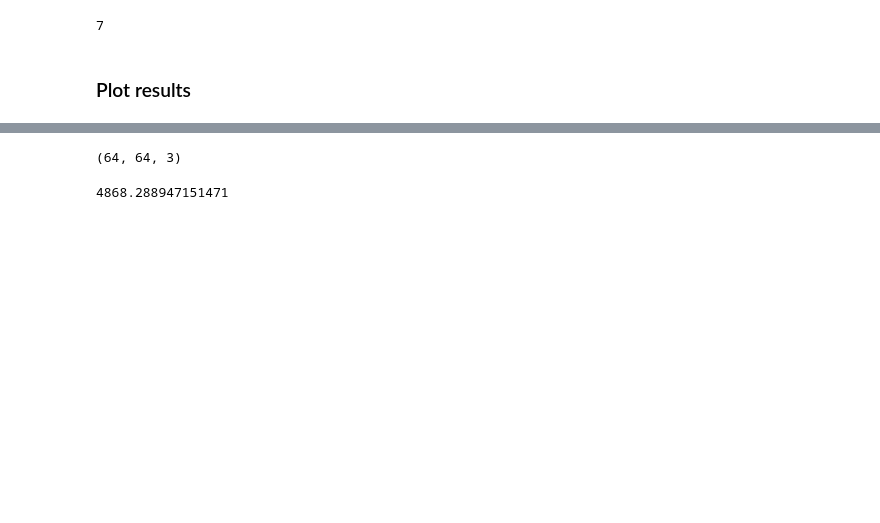
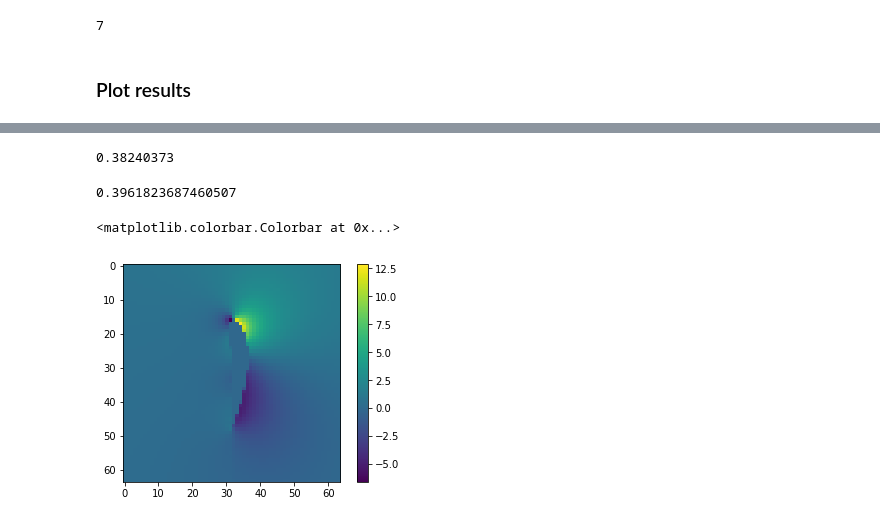
Before and after one commit to BSVogler/ferienakademie2018-accelerating-physics-with-deep-learning, a Jupyter notebook: Tutorial_1.ipynb, the cells around one changed output, grey strips where cells are left out. Drawn from its saved outputs; the diff is of its cells as text; code cells hidden in the pictures; blank space fills up the shorter version.

```diff
--- a/Tutorial_1.ipynb
+++ b/Tutorial_1.ipynb
@@ -369,15 +361,17 @@ np.shape(truth)
 pred, target = denormalize_data(predictions, truth, n_vxmax,n_vymax)
 # %%
 mean_ref, mean_output, rel_err, ref_mean_truth, ref_mean_pred = get_mean_img(truth,predictions)
-# %%
-np.shape(mean_output)
-# %% [output]
-(64, 64, 3)
-# %%
-np.sum(np.abs(mean_ref))
-# %% [output]
-4868.288947151471
+# %%
+ref_mean_pred
+# %% [output]
+0.38240373
+# %%
+ref_mean_truth
+# %% [output]
+0.3961823687460507
 # %%
-plt.figure()
-plt.imshow(mean_ref[:,:,2],cmap = 'jet')
+plt.imshow(target[0,:,:,2])
 plt.colorbar()
+# %% [output]
+<matplotlib.colorbar.Colorbar at 0x...>
+[figure, added]
```
Also changed, not shown: parts of 9 cells of this notebook, 1 other file.
